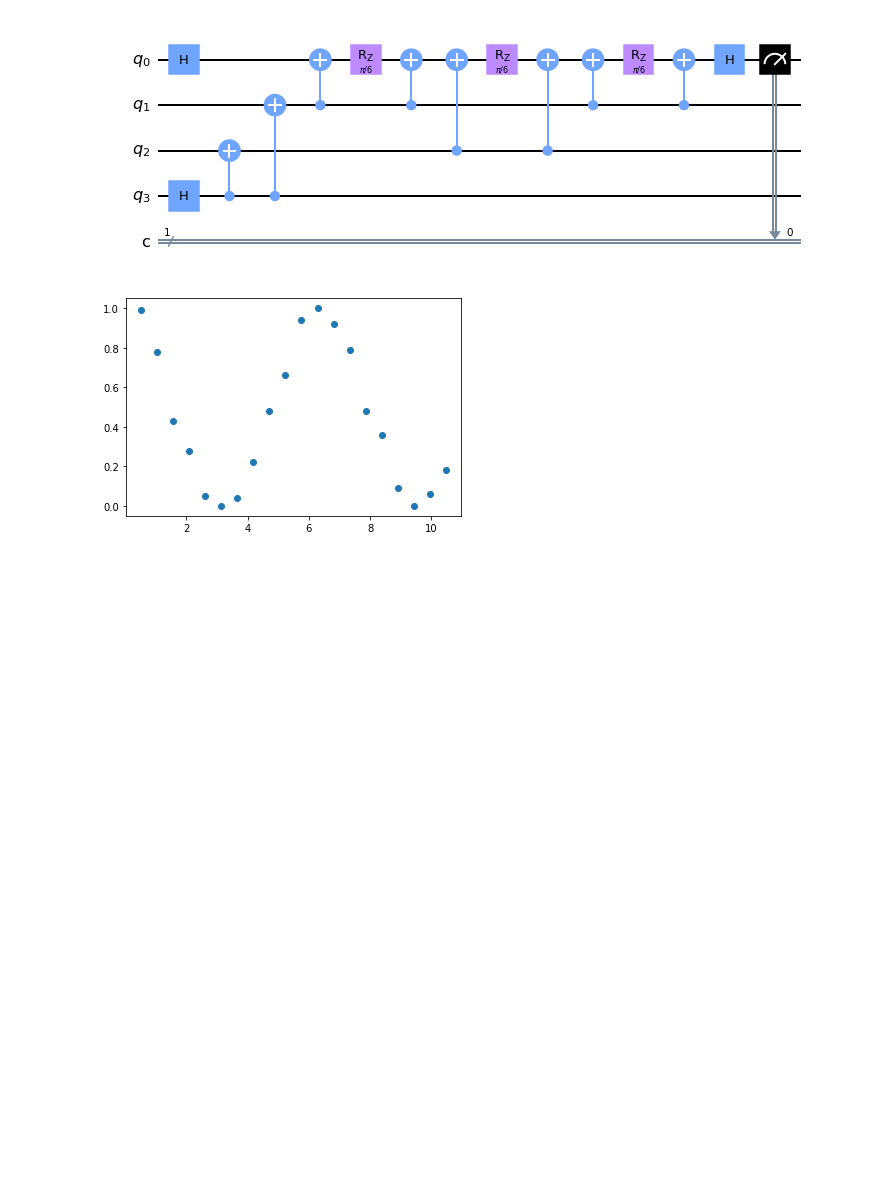
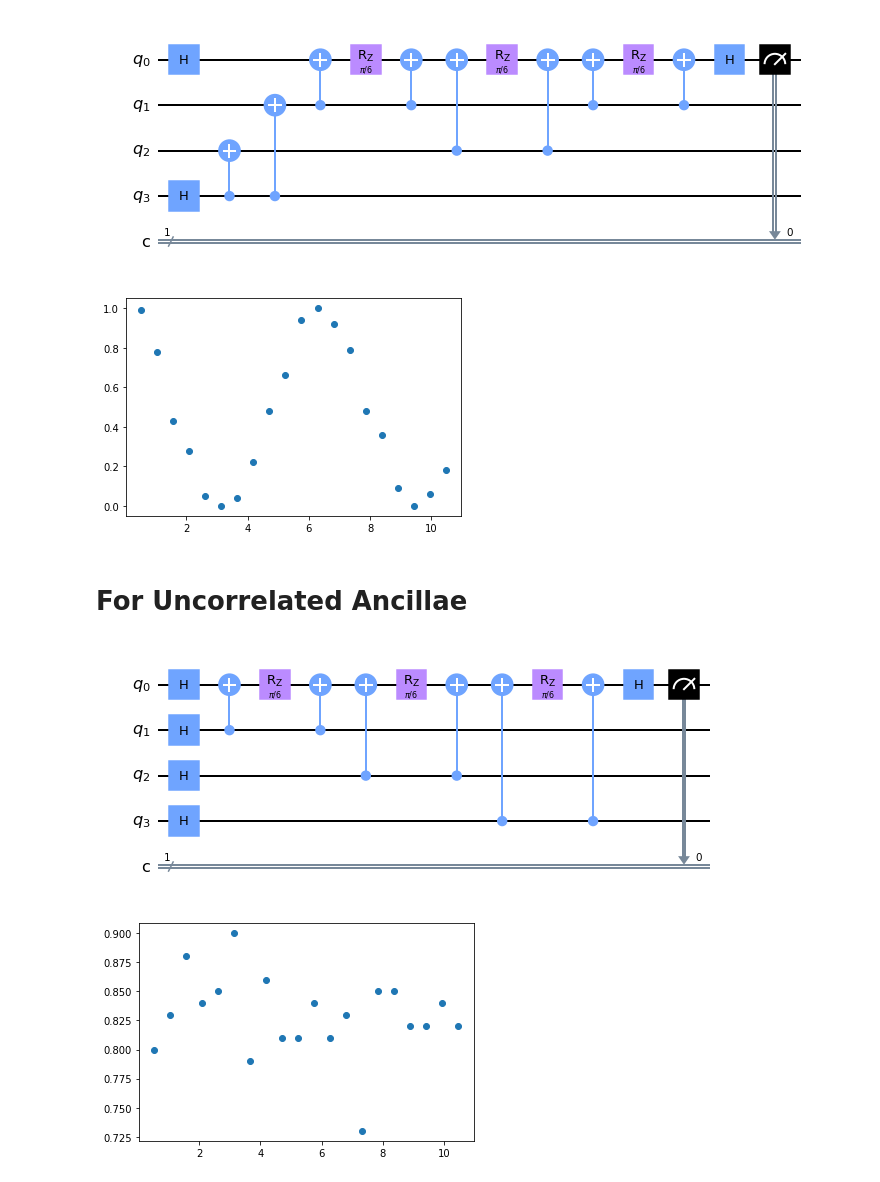
Before and after one commit to JessicaJohnBritto/QOSF_Cohort6, a Jupyter notebook: Results_from_paper/Collisional Model .ipynb, the cells around one changed output. Drawn from its saved outputs; the diff is of its cells as text; code cells hidden in the pictures; blank space fills up the shorter version.

```diff
--- a/Results_from_paper/Collisional Model .ipynb
+++ b/Results_from_paper/Collisional Model .ipynb
@@ -68,3 +65,29 @@ qq.draw(output="mpl")
 # %% [output]
 [figure]
 [figure]
+# %% [markdown]
+# For Uncorrelated Ancillae
+# %%
+q = QuantumRegister(4,name = 'q')
+c = ClassicalRegister(1, name = 'c')
+system = 0
+ancillae = [1, 2, 3]
+rho_12, T = [], []
+n = 20
+tt = np.pi/6
+g = 1
+t = g*(tt)
+for i in range(1,n+1,1):
+    circ = uncorr(q, c, system, ancillae, g, tt, i)
+    if i == 3:
+        qq = circ
+    T.append(i*t)
+    job = qiskit.execute(circ, Aer.get_backend('qasm_simulator'), shots=100)
+    counts = job.result().get_counts()
+    rho_12.append(counts.get('0',0)/(counts.get('0',0)+counts.get('1',0)))
+
+plt.scatter(T, np.real(rho_12))
+qq.draw(output="mpl")
+# %% [output]
+[figure, added]
+[figure, added]
```
Also changed, not shown: parts of 1 cell of this notebook, 1 other file.
